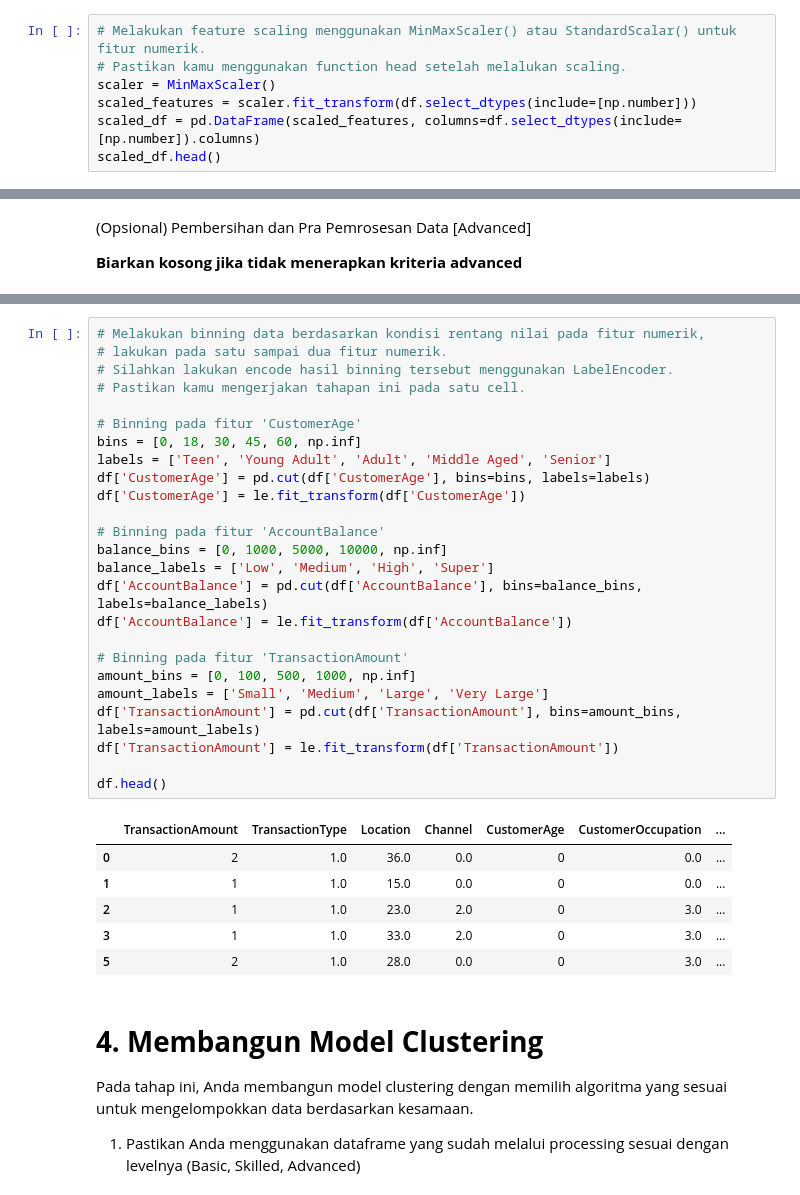
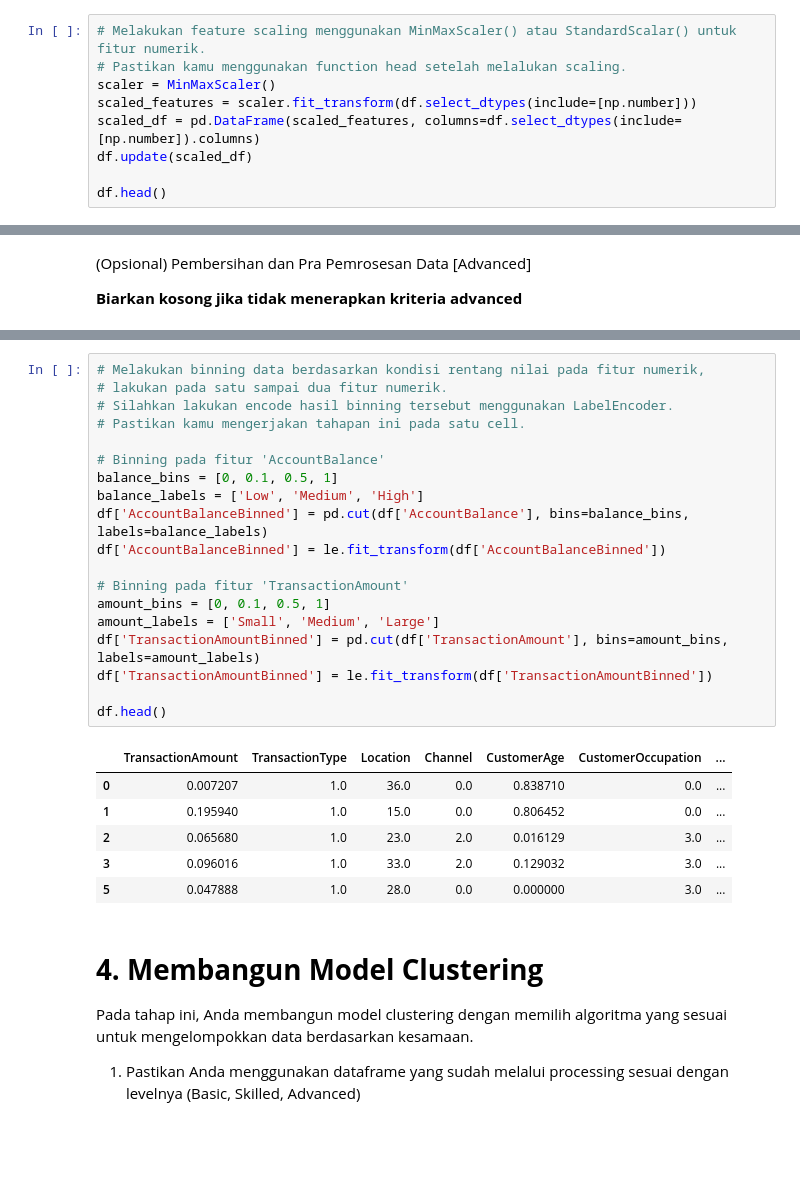
Before and after one commit to Sulbae/ML-Supervised-Unsupervised, a Jupyter notebook: [Clustering]_Submission_Akhir_BMLP_Anggun-Sulis-Setyawan.ipynb, the cells around one changed output, grey strips where cells are left out. Cells and saved outputs as stored; diff of their text form; blank space fills up the shorter version.

```diff
--- a/[Clustering]_Submission_Akhir_BMLP_Anggun-Sulis-Setyawan.ipynb
+++ b/[Clustering]_Submission_Akhir_BMLP_Anggun-Sulis-Setyawan.ipynb
@@ -283,5 +283,7 @@ Jumlah duplikasi data : 21
 scaler = MinMaxScaler()
 scaled_features = scaler.fit_transform(df.select_dtypes(include=[np.number]))
 scaled_df = pd.DataFrame(scaled_features, columns=df.select_dtypes(include=[np.number]).columns)
-scaled_df.head()
+df.update(scaled_df)
+
+df.head()
 # %% [output]
@@ -409,35 +411,29 @@ df.describe().T
 # %%
 # Melakukan binning data berdasarkan kondisi rentang nilai pada fitur numerik,
 # lakukan pada satu sampai dua fitur numerik.
 # Silahkan lakukan encode hasil binning tersebut menggunakan LabelEncoder.
 # Pastikan kamu mengerjakan tahapan ini pada satu cell.
 
-# Binning pada fitur 'CustomerAge'
-bins = [0, 18, 30, 45, 60, np.inf]
-labels = ['Teen', 'Young Adult', 'Adult', 'Middle Aged', 'Senior']
-df['CustomerAge'] = pd.cut(df['CustomerAge'], bins=bins, labels=labels)
-df['CustomerAge'] = le.fit_transform(df['CustomerAge'])
-
 # Binning pada fitur 'AccountBalance'
-balance_bins = [0, 1000, 5000, 10000, np.inf]
-balance_labels = ['Low', 'Medium', 'High', 'Super']
-df['AccountBalance'] = pd.cut(df['AccountBalance'], bins=balance_bins, labels=balance_labels)
-df['AccountBalance'] = le.fit_transform(df['AccountBalance'])
+balance_bins = [0, 0.1, 0.5, 1]
+balance_labels = ['Low', 'Medium', 'High']
+df['AccountBalanceBinned'] = pd.cut(df['AccountBalance'], bins=balance_bins, labels=balance_labels)
+df['AccountBalanceBinned'] = le.fit_transform(df['AccountBalanceBinned'])
 
 # Binning pada fitur 'TransactionAmount'
-amount_bins = [0, 100, 500, 1000, np.inf]
-amount_labels = ['Small', 'Medium', 'Large', 'Very Large']
-df['TransactionAmount'] = pd.cut(df['TransactionAmount'], bins=amount_bins, labels=amount_labels)
-df['TransactionAmount'] = le.fit_transform(df['TransactionAmount'])
+amount_bins = [0, 0.1, 0.5, 1]
+amount_labels = ['Small', 'Medium', 'Large']
+df['TransactionAmountBinned'] = pd.cut(df['TransactionAmount'], bins=amount_bins, labels=amount_labels)
+df['TransactionAmountBinned'] = le.fit_transform(df['TransactionAmountBinned'])
 
 df.head()
 # %% [output]
 |  | TransactionAmount | TransactionType | Location | Channel | CustomerAge | CustomerOccupation | ... |
-| 0 | 2 | 1.0 | 36.0 | 0.0 | 0 | 0.0 | ... |
-| 1 | 1 | 1.0 | 15.0 | 0.0 | 0 | 0.0 | ... |
-| 2 | 1 | 1.0 | 23.0 | 2.0 | 0 | 3.0 | ... |
-| 3 | 1 | 1.0 | 33.0 | 2.0 | 0 | 3.0 | ... |
-| 5 | 2 | 1.0 | 28.0 | 0.0 | 0 | 3.0 | ... |
+| 0 | 0.007207 | 1.0 | 36.0 | 0.0 | 0.838710 | 0.0 | ... |
+| 1 | 0.195940 | 1.0 | 15.0 | 0.0 | 0.806452 | 0.0 | ... |
+| 2 | 0.065680 | 1.0 | 23.0 | 2.0 | 0.016129 | 3.0 | ... |
+| 3 | 0.096016 | 1.0 | 33.0 | 2.0 | 0.129032 | 3.0 | ... |
+| 5 | 0.047888 | 1.0 | 28.0 | 0.0 | 0.000000 | 3.0 | ... |
 # %% [markdown]
 # **4. Membangun Model Clustering**
 Pada tahap ini, Anda membangun model clustering dengan memilih algoritma yang sesuai untuk mengelompokkan data berdasarkan kesamaan.
```
Also changed, not shown: parts of 21 cells of this notebook, 2 other files.
